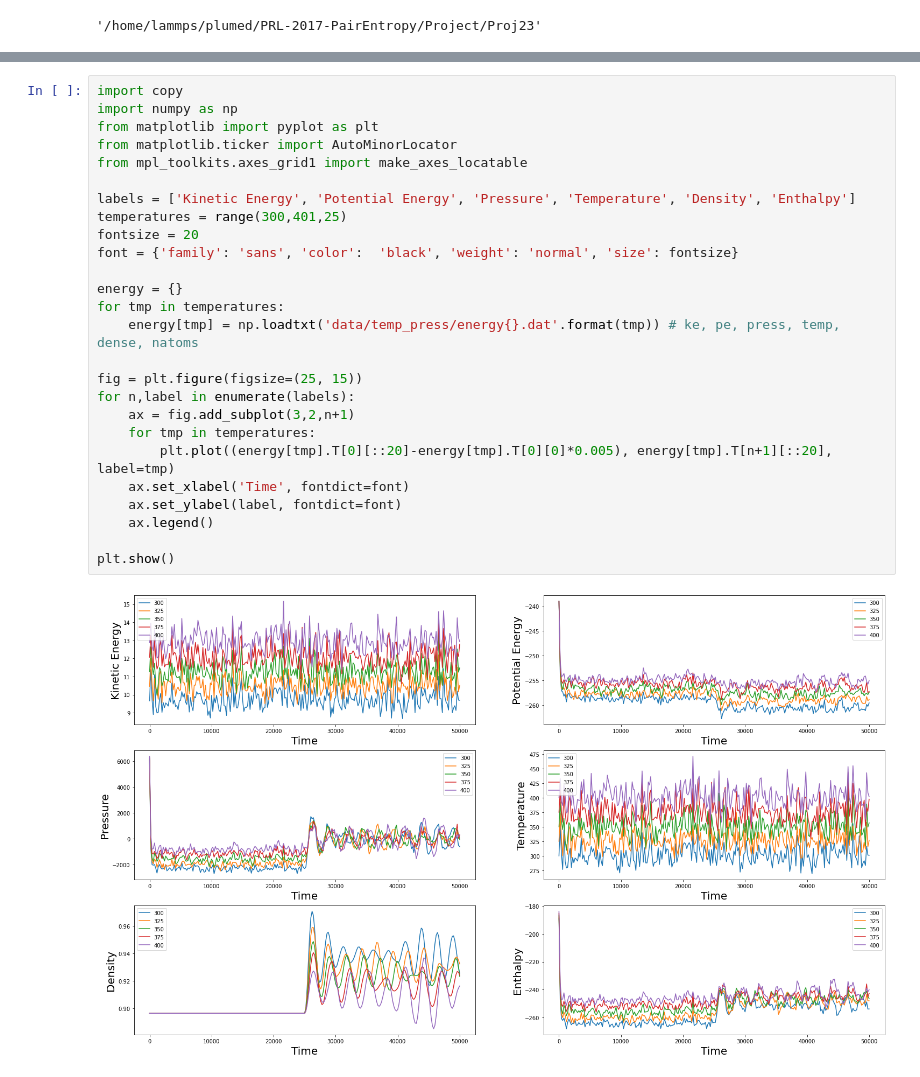
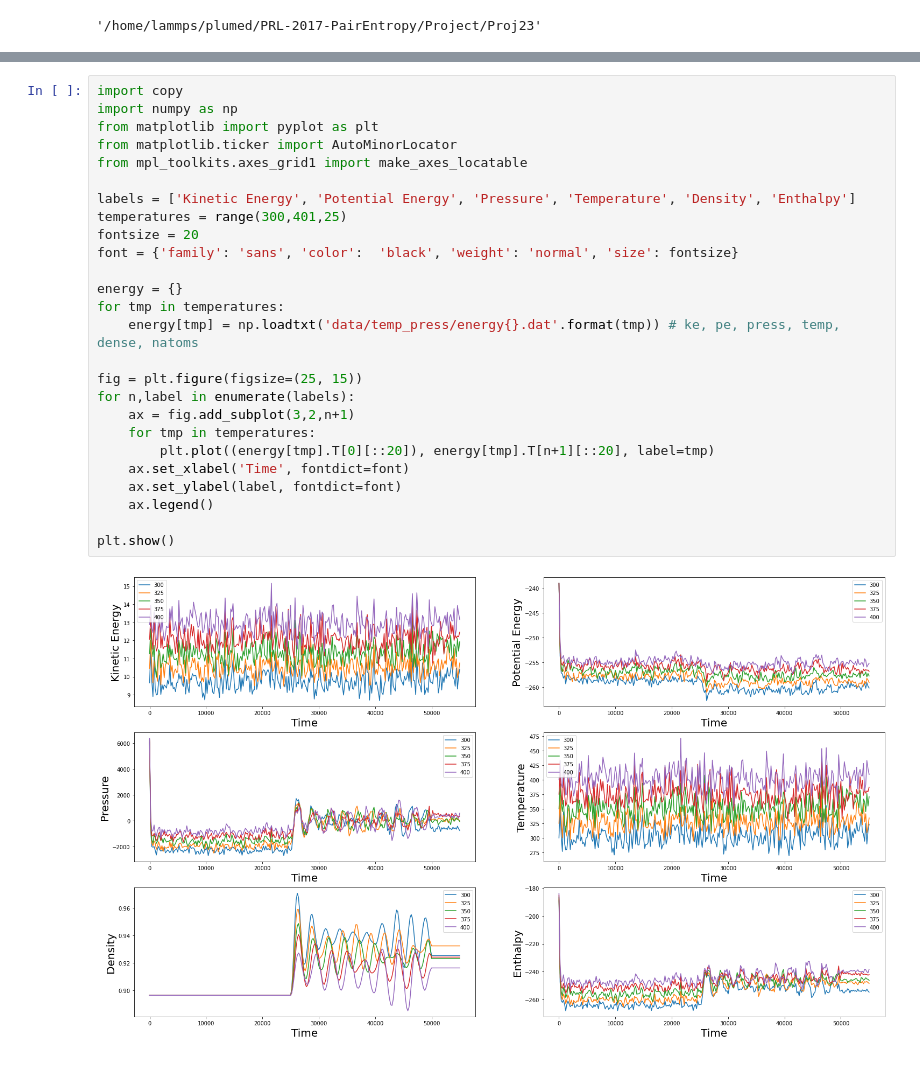
Before and after one commit to yaminbens/Proj23, a Jupyter notebook: prep.ipynb, the cells around one changed output, grey strips where cells are left out. Cells and saved outputs as stored; diff of their text form.

```diff
--- a/prep.ipynb
+++ b/prep.ipynb
@@ -350,31 +370,31 @@ Total wall time: 0:00:18
-# %%
-import copy
-import numpy as np
-from matplotlib import pyplot as plt
-from matplotlib.ticker import AutoMinorLocator
-from mpl_toolkits.axes_grid1 import make_axes_locatable
-
-labels = ['Kinetic Energy', 'Potential Energy', 'Pressure', 'Temperature', 'Density', 'Enthalpy']
-temperatures = range(300,401,25)
-fontsize = 20
-font = {'family': 'sans', 'color':  'black', 'weight': 'normal', 'size': fontsize}
-
-energy = {}
-for tmp in temperatures:
-    energy[tmp] = np.loadtxt('data/temp_press/energy{}.dat'.format(tmp)) # ke, pe, press, temp, dense, natoms
-
-fig = plt.figure(figsize=(25, 15))
-for n,label in enumerate(labels):
-    ax = fig.add_subplot(3,2,n+1)
-    for tmp in temperatures:
-        plt.plot((energy[tmp].T[0][::20]-energy[tmp].T[0][0]*0.005), energy[tmp].T[n+1][::20], label=tmp)
-    ax.set_xlabel('Time', fontdict=font)
-    ax.set_ylabel(label, fontdict=font)
-    ax.legend()
-
-plt.show()
-# %% [output]
-[figure, removed]
+# %%
+import copy
+import numpy as np
+from matplotlib import pyplot as plt
+from matplotlib.ticker import AutoMinorLocator
+from mpl_toolkits.axes_grid1 import make_axes_locatable
+
+labels = ['Kinetic Energy', 'Potential Energy', 'Pressure', 'Temperature', 'Density', 'Enthalpy']
+temperatures = range(300,401,25)
+fontsize = 20
+font = {'family': 'sans', 'color':  'black', 'weight': 'normal', 'size': fontsize}
+
+energy = {}
+for tmp in temperatures:
+    energy[tmp] = np.loadtxt('data/temp_press/energy{}.dat'.format(tmp)) # ke, pe, press, temp, dense, natoms
+
+fig = plt.figure(figsize=(25, 15))
+for n,label in enumerate(labels):
+    ax = fig.add_subplot(3,2,n+1)
+    for tmp in temperatures:
+        plt.plot((energy[tmp].T[0][::20]), energy[tmp].T[n+1][::20], label=tmp)
+    ax.set_xlabel('Time', fontdict=font)
+    ax.set_ylabel(label, fontdict=font)
+    ax.legend()
+
+plt.show()
+# %% [output]
+[figure, added]
 # %%
 %%bash
 # create PLUMED input file
```
Also changed, not shown: parts of 19 cells of this notebook, 2 other files.
